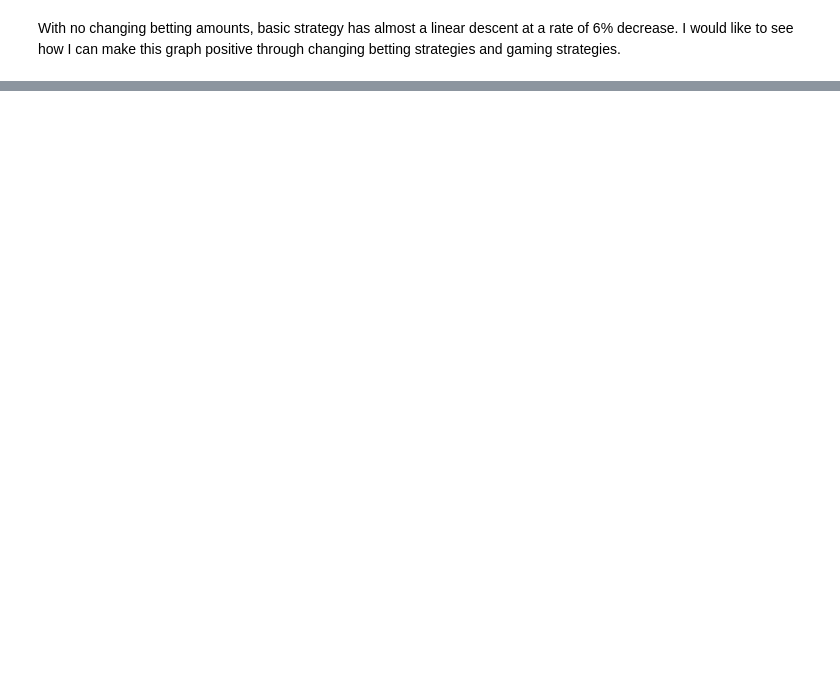
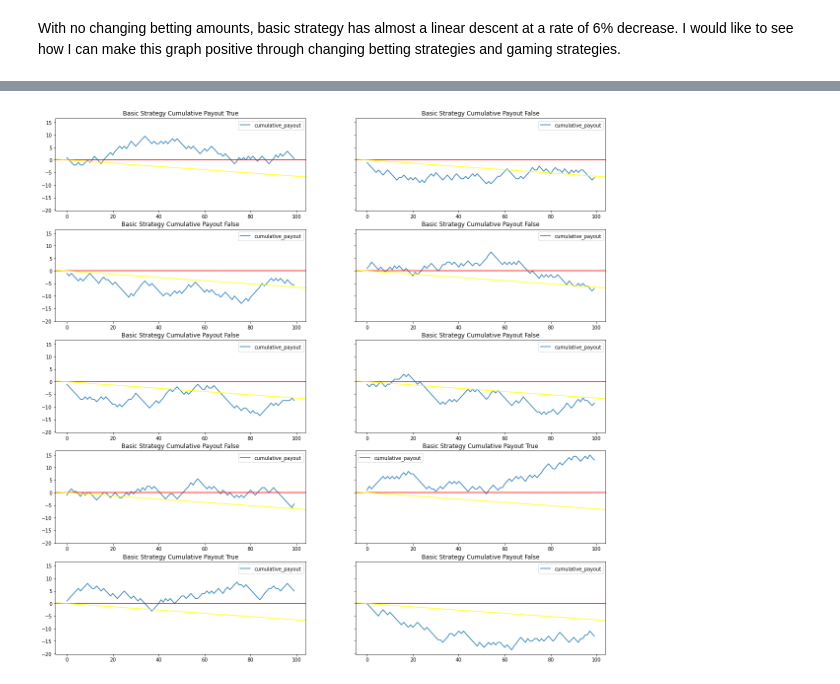
Before and after one commit to jude253/Blackjack_simulation, a Jupyter notebook: Blackjack_simulation.ipynb, the cells around one changed output, grey strips where cells are left out. Cells and saved outputs as stored; diff of their text form; code cells hidden in the pictures; blank space fills up the shorter version.

```diff
--- a/Blackjack_simulation.ipynb
+++ b/Blackjack_simulation.ipynb
@@ -198,2 +286,11 @@ records_1000[['cumulative_payout']].plot(title='Basic Strategy Cumulative Payout
 # %% [markdown]
 With no changing betting amounts, basic strategy has almost a linear descent at a rate of 6% decrease.  I would like to see how I can make this graph positive through changing betting strategies and gaming strategies.
+# %%
+records_100 = game_simulation(play_player_basic_strategy, 100)
+records_100['cumulative_payout'] = records_100['payout_multiplier'].cumsum()
+# %%
+fig, ax = plt.subplots()
+records_100[['cumulative_payout']].plot(title='Basic Strategy Cumulative Payout', ax=ax)
+plt.axhline(y=0, color='r', linestyle='-')
+plt.axline((0,0), slope=-0.065, color='yellow', label='axline')
+plt.show()
@@ -199,0 +299,12 @@ With no changing betting amounts, basic strategy has almost a linear descent at
+# %%
+fig, axes = plt.subplots(5,2, figsize=(20, 20), sharey=True)
+for ax in axes.flat:
+    records_100 = game_simulation(play_player_basic_strategy, 100)
+    records_100['cumulative_payout'] = records_100['payout_multiplier'].cumsum()
+    title='Basic Strategy Cumulative Payout' + ' ' + str(records_100['cumulative_payout'][99] > 0)
+    records_100[['cumulative_payout']].plot(title=title, ax=ax)
+    ax.axhline(y=0, color='r', linestyle='-')
+    ax.axline((0,0), slope=-0.065, color='yellow', label='axline')
+plt.show()
+# %% [output]
+[figure, added]
```
Also changed, not shown: parts of 15 cells of this notebook.
